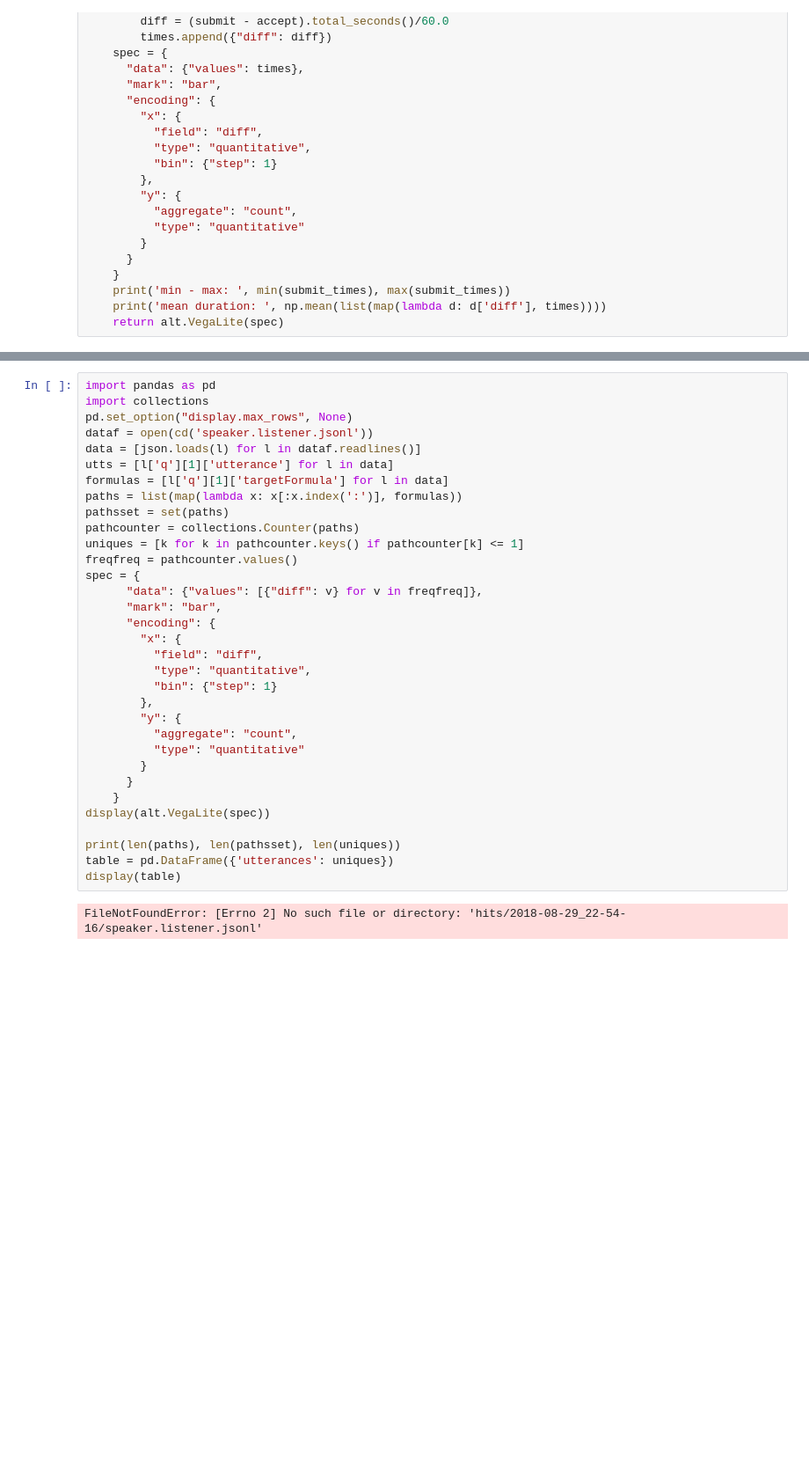
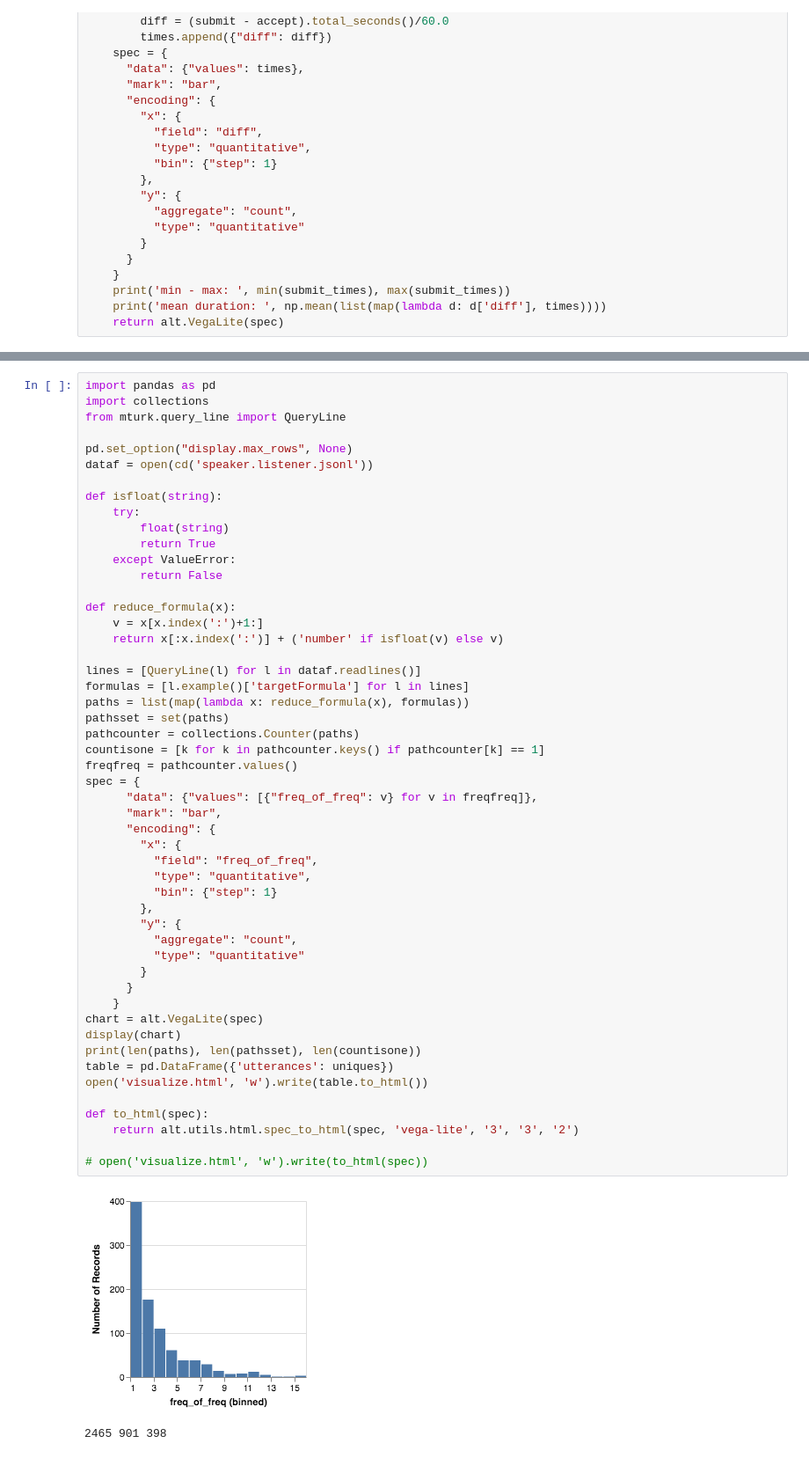
Before and after one commit to stanfordnlp/plot-data, a Jupyter notebook: stats.ipynb, the cells around one changed output, grey strips where cells are left out. Shown at 88% size. Saved outputs shown, nothing was run; the diff lists cells and outputs as text; blank space fills up the shorter version.

Commit message:
0910 speaker assignments

```diff
--- a/stats.ipynb
+++ b/stats.ipynb
@@ -88,35 +99,54 @@ speak: 60 listener 80 overlap 11
 # %%
 import pandas as pd
 import collections
+from mturk.query_line import QueryLine
+
 pd.set_option("display.max_rows", None)
 dataf = open(cd('speaker.listener.jsonl'))
-data = [json.loads(l) for l in dataf.readlines()]
-utts = [l['q'][1]['utterance'] for l in data]
-formulas = [l['q'][1]['targetFormula'] for l in data]
-paths = list(map(lambda x: x[:x.index(':')], formulas))
+
+def isfloat(string):
+    try:
+        float(string)
+        return True
+    except ValueError:
+        return False
+
+def reduce_formula(x):
+    v = x[x.index(':')+1:]
+    return x[:x.index(':')] + ('number' if isfloat(v) else v)
+
+lines = [QueryLine(l) for l in dataf.readlines()]
+formulas = [l.example()['targetFormula'] for l in lines]
+paths = list(map(lambda x: reduce_formula(x), formulas))
 pathsset = set(paths)
 pathcounter = collections.Counter(paths)
-uniques = [k for k in pathcounter.keys() if pathcounter[k] <= 1]
+countisone = [k for k in pathcounter.keys() if pathcounter[k] == 1]
 freqfreq = pathcounter.values()
 spec = {
-      "data": {"values": [{"diff": v} for v in freqfreq]},
+      "data": {"values": [{"freq_of_freq": v} for v in freqfreq]},
       "mark": "bar",
       "encoding": {
         "x": {
-          "field": "diff",
+          "field": "freq_of_freq",
           "type": "quantitative",
           "bin": {"step": 1}
         },
         "y": {
           "aggregate": "count",
           "type": "quantitative"
         }
       }
     }
-display(alt.VegaLite(spec))
+chart = alt.VegaLite(spec)
+display(chart)
+print(len(paths), len(pathsset), len(countisone))
+table = pd.DataFrame({'utterances': uniques})
+open('visualize.html', 'w').write(table.to_html())
 
-print(len(paths), len(pathsset), len(uniques))
-table = pd.DataFrame({'utterances': uniques})
-display(table)
+def to_html(spec):
+    return alt.utils.html.spec_to_html(spec, 'vega-lite', '3', '3', '2')
+
+# open('visualize.html', 'w').write(to_html(spec))
 # %% [output]
+[figure, added]
-FileNotFoundError: [Errno 2] No such file or directory: 'hits/2018-08-29_22-54-16/speaker.listener.jsonl'
+2465 901 398
```
Also changed, not shown: parts of 5 cells of this notebook, 6 other files.
